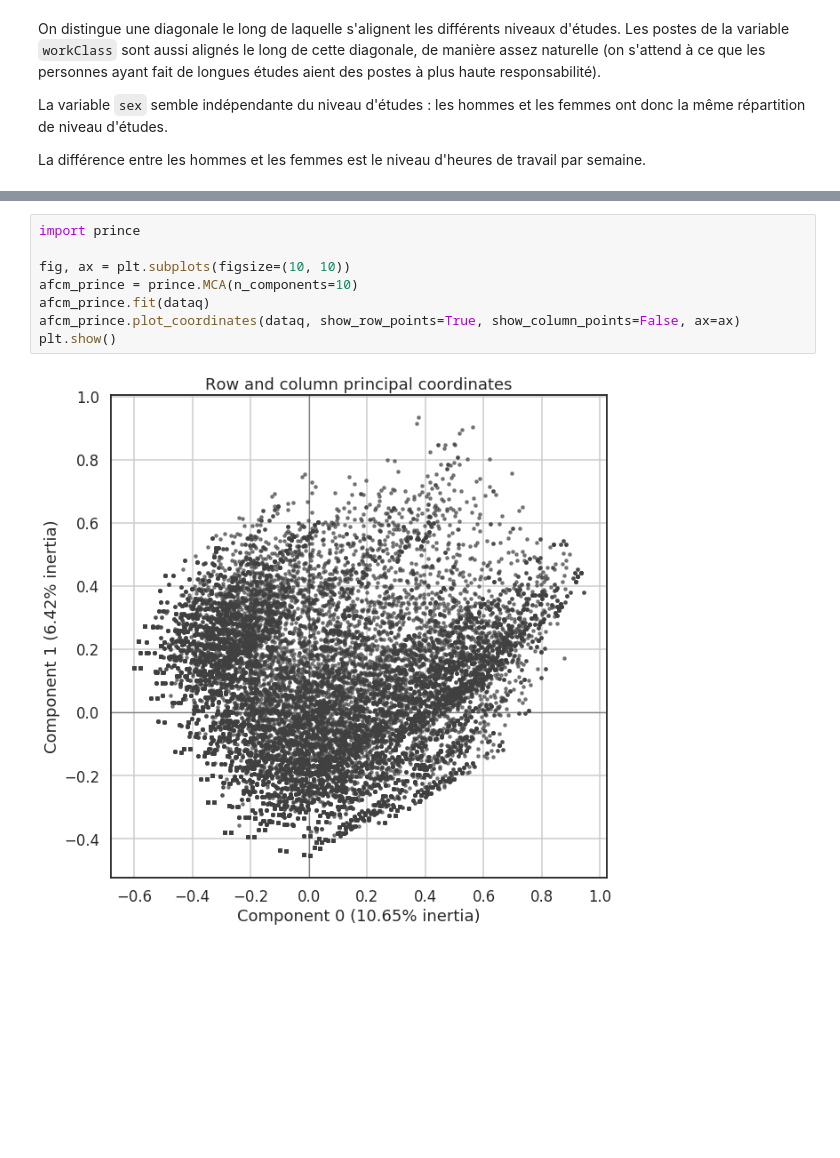
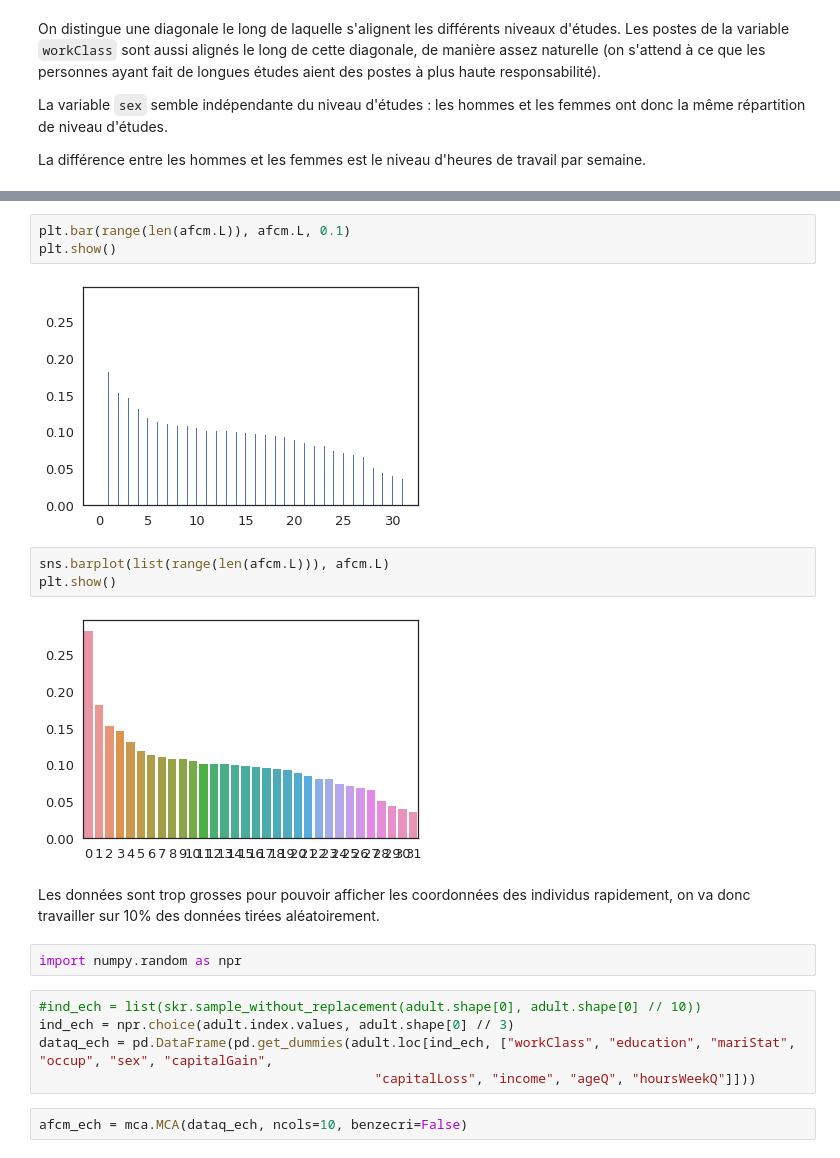
Before and after one commit to PaulCharnay/Exploration, a Jupyter notebook: Explo-Python-AdultCensus.ipynb, the cells around one changed output, grey strips where cells are left out. Drawn from its saved outputs; the diff is of its cells as text; blank space fills up the shorter version.

```diff
--- a/Explo-Python-AdultCensus.ipynb
+++ b/Explo-Python-AdultCensus.ipynb
@@ -734,10 +603,21 @@ plt.plot(afcm.L)
-# %%
-import prince
-
-fig, ax = plt.subplots(figsize=(10, 10))
-afcm_prince = prince.MCA(n_components=10)
-afcm_prince.fit(dataq)
-afcm_prince.plot_coordinates(dataq, show_row_points=True, show_column_points=False, ax=ax)
-plt.show()
-# %% [output]
-[figure, removed]
+# %%
+plt.bar(range(len(afcm.L)), afcm.L, 0.1)
+plt.show()
+# %% [output]
+[figure, added]
+# %%
+sns.barplot(list(range(len(afcm.L))), afcm.L)
+plt.show()
+# %% [output]
+[figure, added]
+# %% [markdown]
+Les données sont trop grosses pour pouvoir afficher les coordonnées des individus rapidement, on va donc travailler sur 10% des données tirées aléatoirement.
+# %%
+import numpy.random as npr
+# %%
+#ind_ech = list(skr.sample_without_replacement(adult.shape[0], adult.shape[0] // 10))
+ind_ech = npr.choice(adult.index.values, adult.shape[0] // 3)
+dataq_ech = pd.DataFrame(pd.get_dummies(adult.loc[ind_ech, ["workClass", "education", "mariStat", "occup", "sex", "capitalGain",
+                                           "capitalLoss", "income", "ageQ", "hoursWeekQ"]]))
+# %%
+afcm_ech = mca.MCA(dataq_ech, ncols=10, benzecri=False)
```
Also changed, not shown: parts of 40 cells of this notebook.
